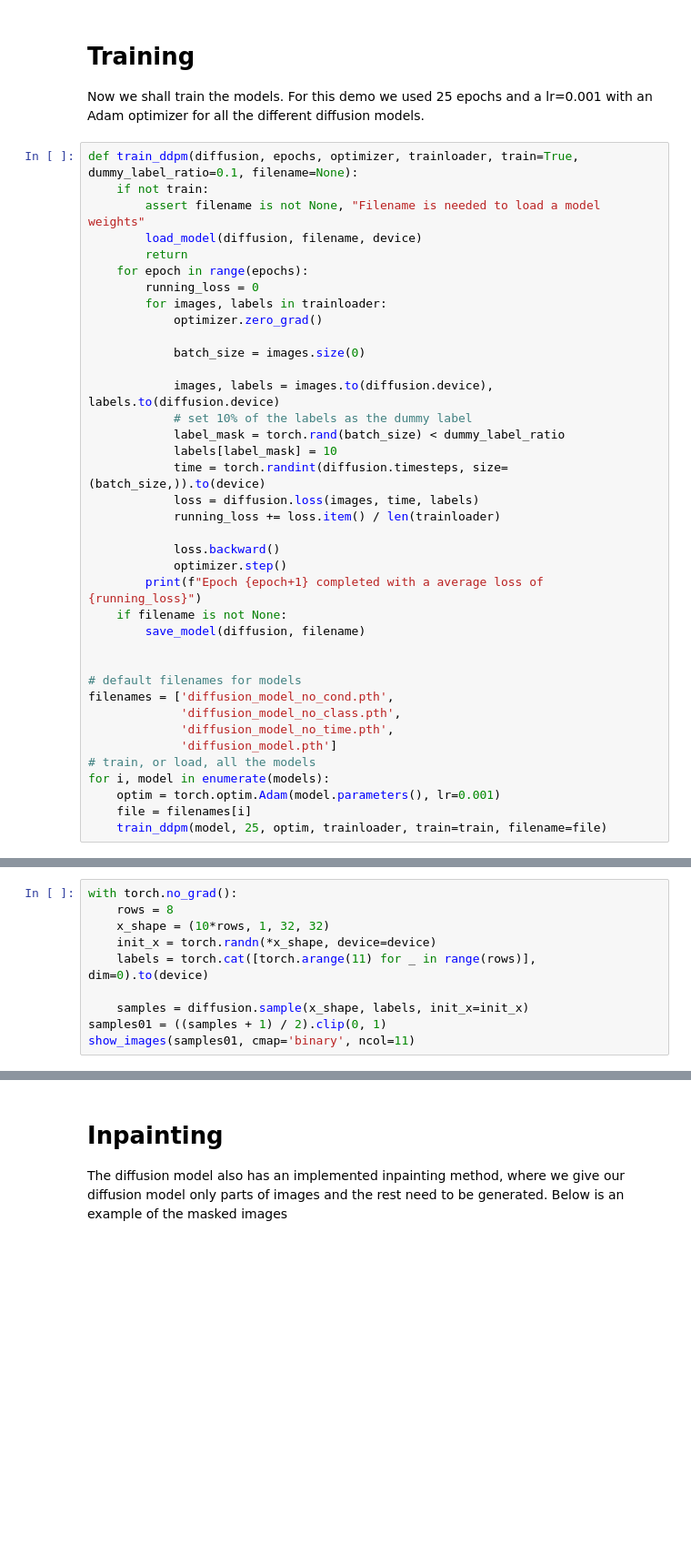
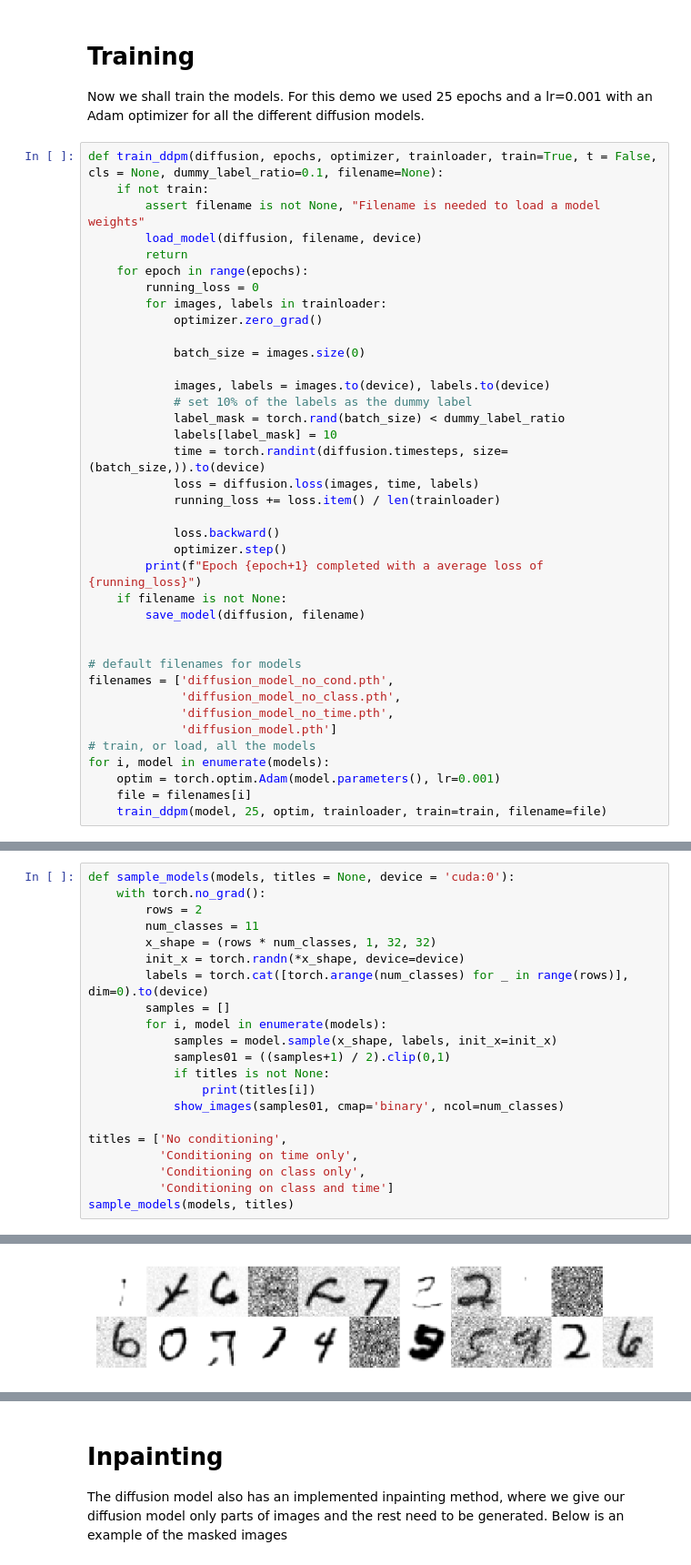
Before and after one commit to juhoitse/DDPM, a Jupyter notebook: DDPM.ipynb, the cells around one changed output, grey strips where cells are left out. Shown at 91% size. Drawn from its saved outputs; the diff is of its cells as text; blank space fills up the shorter version.

Commit message:
finished different conditioning

```diff
--- a/DDPM.ipynb
+++ b/DDPM.ipynb
@@ -68,7 +69,7 @@ model init done
 
 Now we shall train the models. For this demo we used 25 epochs and a lr=0.001 with an Adam optimizer for all the different diffusion models.
 # %%
-def train_ddpm(diffusion, epochs, optimizer, trainloader, train=True, dummy_label_ratio=0.1, filename=None):
+def train_ddpm(diffusion, epochs, optimizer, trainloader, train=True, t = False, cls = None, dummy_label_ratio=0.1, filename=None):
     if not train:
         assert filename is not None, "Filename is needed to load a model weights"
         load_model(diffusion, filename, device)
@@ -80,7 +81,7 @@ def train_ddpm(diffusion, epochs, optimizer, trainloader, train=True, dummy_labe
 
             batch_size = images.size(0)
 
-            images, labels = images.to(diffusion.device), labels.to(diffusion.device)
+            images, labels = images.to(device), labels.to(device)
             # set 10% of the labels as the dummy label
             label_mask = torch.rand(batch_size) < dummy_label_ratio
             labels[label_mask] = 10
@@ -112,10 +113,0 @@ Now we can see how our model recreates the MNIST images, we shall have 8 rows of
-# %%
-with torch.no_grad():
-    rows = 8
-    x_shape = (10*rows, 1, 32, 32)
-    init_x = torch.randn(*x_shape, device=device)
-    labels = torch.cat([torch.arange(11) for _ in range(rows)], dim=0).to(device)
-
-    samples = diffusion.sample(x_shape, labels, init_x=init_x)
-samples01 = ((samples + 1) / 2).clip(0, 1)
-show_images(samples01, cmap='binary', ncol=11)
@@ -121,0 +118,22 @@ show_images(samples01, cmap='binary', ncol=11)
+# %%
+def sample_models(models, titles = None, device = 'cuda:0'):
+    with torch.no_grad():
+        rows = 2
+        num_classes = 11
+        x_shape = (rows * num_classes, 1, 32, 32)
+        init_x = torch.randn(*x_shape, device=device)
+        labels = torch.cat([torch.arange(num_classes) for _ in range(rows)], dim=0).to(device)
+        samples = []
+        for i, model in enumerate(models):
+            samples = model.sample(x_shape, labels, init_x=init_x)
+            samples01 = ((samples+1) / 2).clip(0,1)
+            if titles is not None:
+                print(titles[i])
+            show_images(samples01, cmap='binary', ncol=num_classes)
+
+titles = ['No conditioning',
+          'Conditioning on time only',
+          'Conditioning on class only',
+          'Conditioning on class and time']
+sample_models(models, titles)
+# %% [output]
@@ -121,0 +141 @@ show_images(samples01, cmap='binary', ncol=11)
+[figure, added]
```
Also changed, not shown: parts of 10 cells of this notebook, 4 other files.
